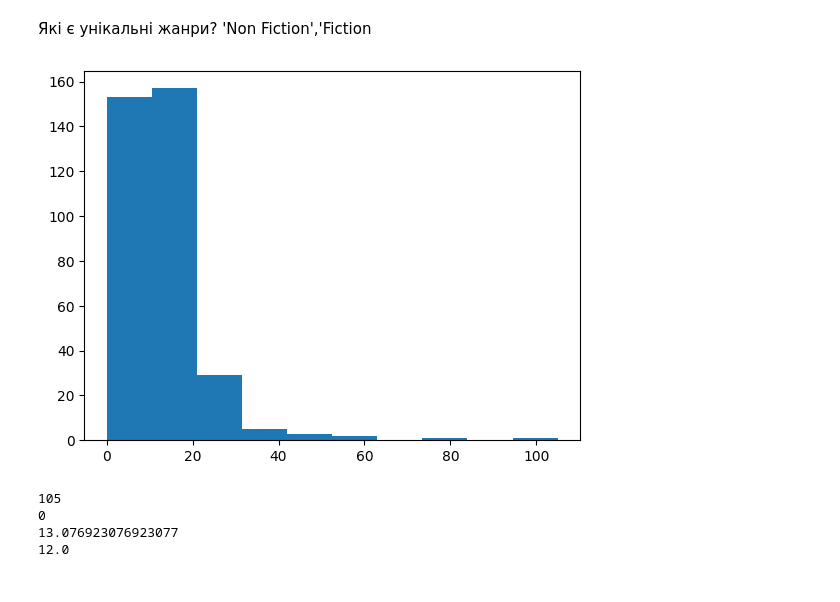
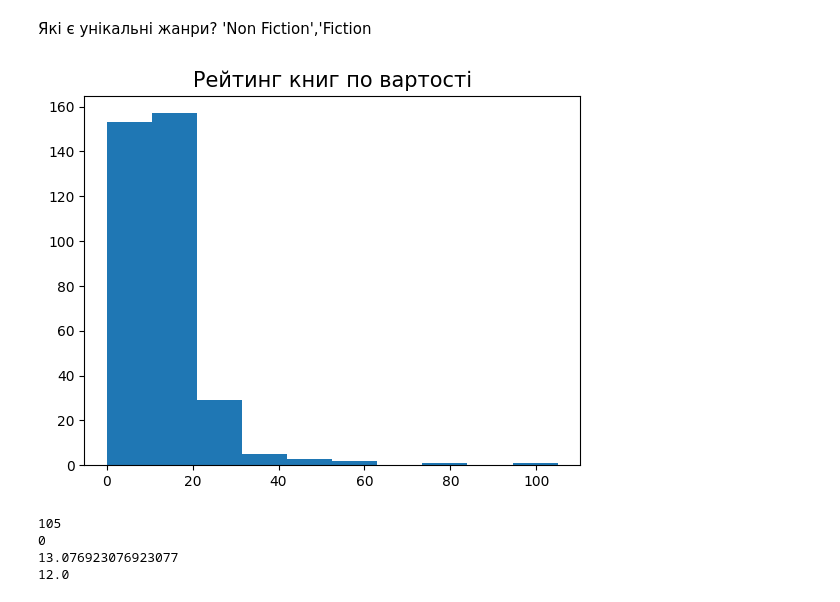
Before and after one commit to Mephod1y/DataScience, a Jupyter notebook: Hw2_3.ipynb, the cells around one changed output. Cells and saved outputs as stored; diff of their text form; code cells hidden in the pictures.

```diff
--- a/Hw2_3.ipynb
+++ b/Hw2_3.ipynb
@@ -77,9 +77,10 @@ list(df['genre'].unique())
 # %%
 import matplotlib.pyplot as plt
 plt.hist(unique_book_count['Price'])
+plt.title("Рейтинг книг по вартості", fontsize=15)
 plt.show()
 # %% [output]
-[figure, old version]
+[figure, new version]
 # %%
 print(unique_book_count['Price'].max())
 print(unique_book_count['Price'].min())
```
